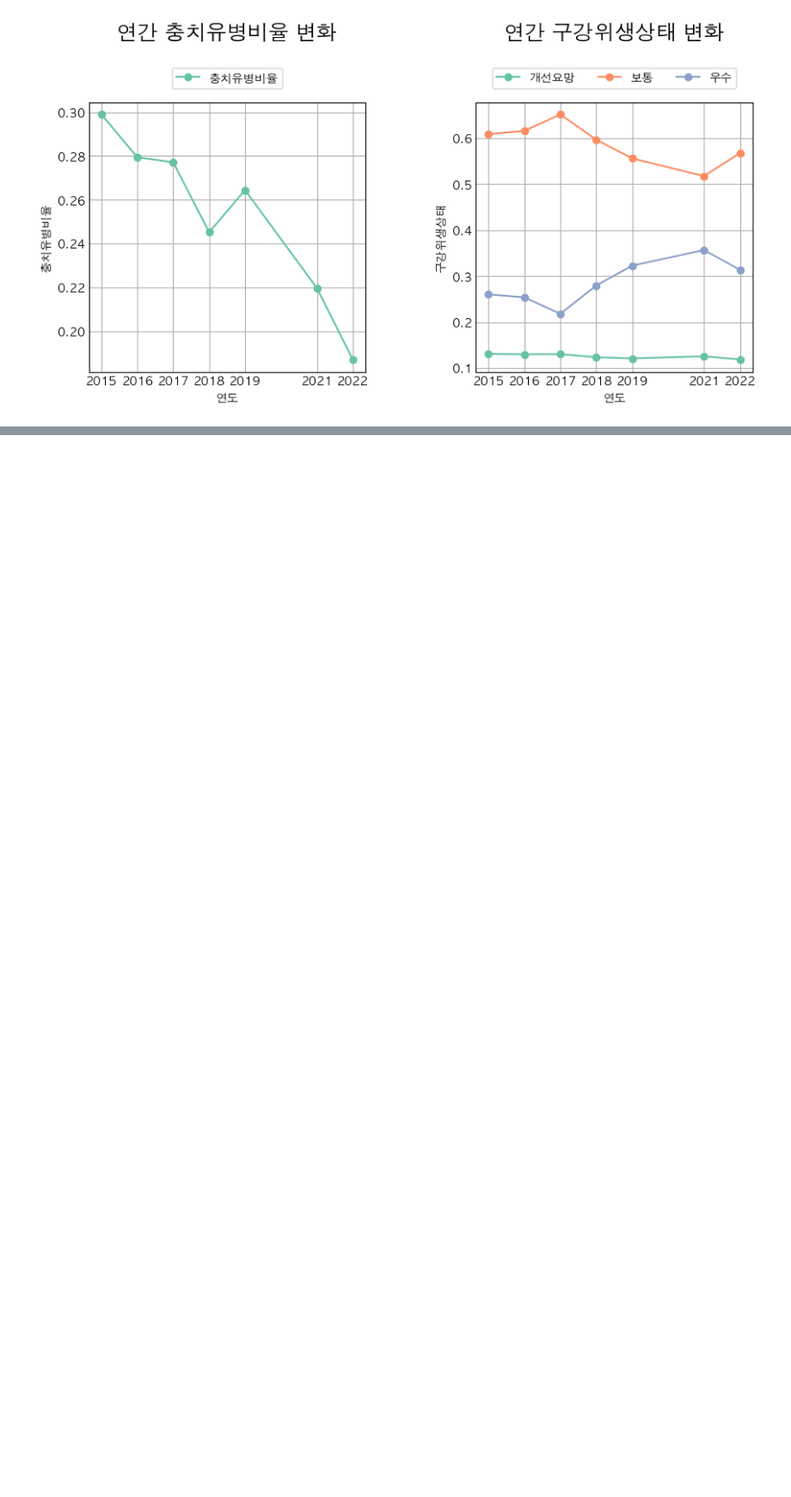
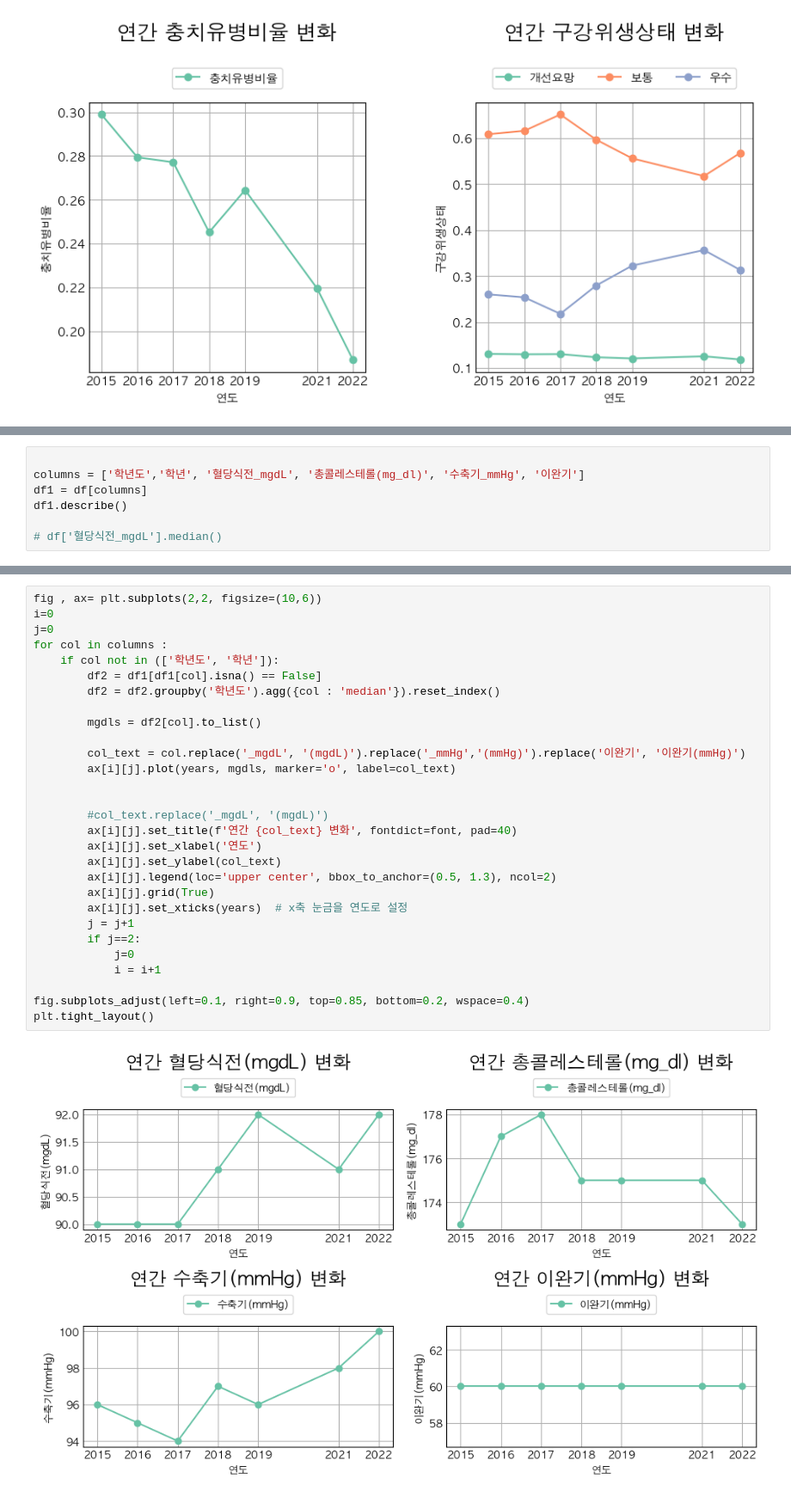
Before and after one commit to wooyeon83/AIBP_Team_Project, a Jupyter notebook: src/PRJ_02_Data_Analyze_Visualization_cwy.ipynb, the cells around one changed output, grey strips where cells are left out. Shown at 86% size. Saved outputs shown, nothing was run; the diff lists cells and outputs as text; blank space fills up the shorter version.

```diff
--- a/src/PRJ_02_Data_Analyze_Visualization_cwy.ipynb
+++ b/src/PRJ_02_Data_Analyze_Visualization_cwy.ipynb
@@ -390,0 +395,7 @@ fig.subplots_adjust(left=0.1, right=0.9, top=0.85, bottom=0.2, wspace=0.4)
+# %%
+
+columns = ['학년도','학년', '혈당식전_mgdL', '총콜레스테롤(mg_dl)', '수축기_mmHg', '이완기']
+df1 = df[columns]
+df1.describe()
+
+# df['혈당식전_mgdL'].median()
@@ -390,0 +433,31 @@ fig.subplots_adjust(left=0.1, right=0.9, top=0.85, bottom=0.2, wspace=0.4)
+# %%
+fig , ax= plt.subplots(2,2, figsize=(10,6))
+i=0
+j=0
+for col in columns :
+    if col not in (['학년도', '학년']):
+        df2 = df1[df1[col].isna() == False]
+        df2 = df2.groupby('학년도').agg({col : 'median'}).reset_index()
+
+        mgdls = df2[col].to_list()
+
+        col_text = col.replace('_mgdL', '(mgdL)').replace('_mmHg','(mmHg)').replace('이완기', '이완기(mmHg)')
+        ax[i][j].plot(years, mgdls, marker='o', label=col_text)
+
+
+        #col_text.replace('_mgdL', '(mgdL)')
+        ax[i][j].set_title(f'연간 {col_text} 변화', fontdict=font, pad=40)
+        ax[i][j].set_xlabel('연도')
+        ax[i][j].set_ylabel(col_text)
+        ax[i][j].legend(loc='upper center', bbox_to_anchor=(0.5, 1.3), ncol=2)
+        ax[i][j].grid(True)
+        ax[i][j].set_xticks(years)  # x축 눈금을 연도로 설정
+        j = j+1
+        if j==2:
+            j=0
+            i = i+1
+
+fig.subplots_adjust(left=0.1, right=0.9, top=0.85, bottom=0.2, wspace=0.4)
+plt.tight_layout()
+# %% [output]
+[figure, added]
```
Also changed, not shown: parts of 20 cells of this notebook, 2 other files.
